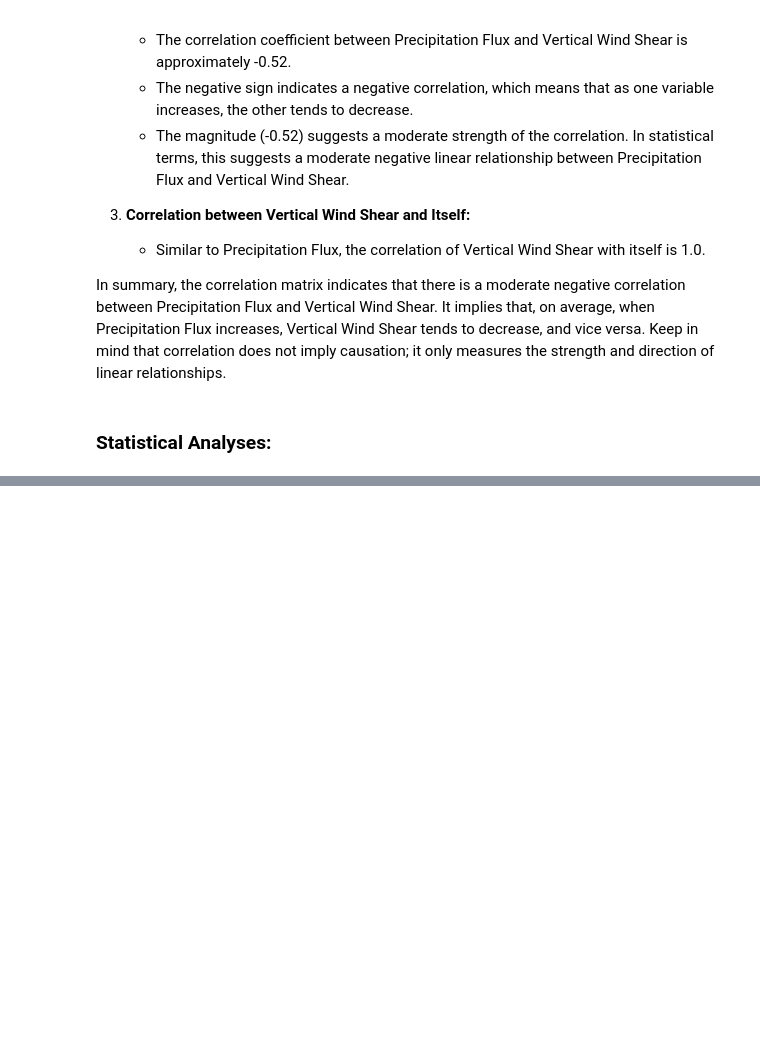
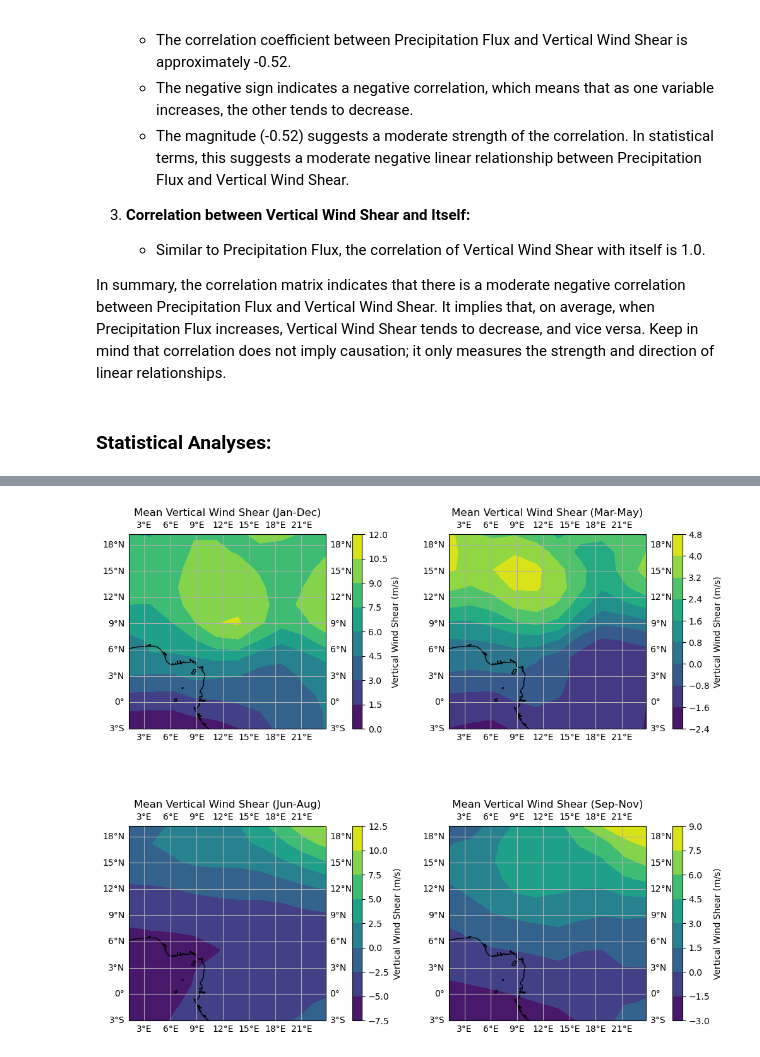
Before and after one commit to CalebTek/west-africa-rainfall-shear-analysis, a Jupyter notebook: CMIP5_Analysis.ipynb, the cells around one changed output, grey strips where cells are left out. Drawn from its saved outputs; the diff is of its cells as text; code cells hidden in the pictures; blank space fills up the shorter version.

```diff
--- a/CMIP5_Analysis.ipynb
+++ b/CMIP5_Analysis.ipynb
@@ -422,0 +479,55 @@ plt.show()
+# %%
+import os
+import matplotlib.pyplot as plt
+import cartopy.crs as ccrs
+import matplotlib.dates as mdates
+import xarray as xr
+
+# Assuming you have an xarray DataArray 'vertical_wind_shear' with 'time', 'lat', 'lon'
+# vertical_wind_shear = ...
+
+# Create a directory to save figures
+save_dir = 'figures'
+if not os.path.exists(save_dir):
+    os.makedirs(save_dir)
+
+# Define three-month periods
+months_periods = [
+    [12, 1, 2],  # DJF
+    [3, 4, 5],   # MAM
+    [6, 7, 8],   # JJA
+    [9, 10, 11]  # SON
+]
+
+# Create a Cartopy GeoAxes grid
+fig, axes = plt.subplots(nrows=2, ncols=2, subplot_kw={'projection': ccrs.PlateCarree()}, figsize=(12, 10))
+fig.subplots_adjust(hspace=0.5)
+
+# Flatten the 2D array of subplots for easy iteration
+axes_flat = axes.flatten()
+
+# Select and save three-month periods
+for i, months in enumerate(months_periods):
+    # Select the three-month period
+    selected_period = vertical_wind_shear.sel(time=vertical_wind_shear['time.month'].isin(months))
+
+    # Plotting the data using contourf
+    cf = axes_flat[i].contourf(selected_period['lon'], selected_period['lat'], selected_period.mean(dim='time'),
+                               transform=ccrs.PlateCarree(), cmap='viridis')
+
+    # Add colorbar
+    cbar = plt.colorbar(cf, ax=axes_flat[i], orientation='vertical', pad=0.1)
+    cbar.set_label('Vertical Wind Shear (m/s)')
+
+    # Add coastlines, gridlines, etc.
+    axes_flat[i].coastlines()
+    axes_flat[i].gridlines(draw_labels=True)
+
+    # Set the title
+    axes_flat[i].set_title(f'Mean Vertical Wind Shear ({selected_period.time.values[0].strftime("%b")}-{selected_period.time.values[-1].strftime("%b")})')
+
+# Save the figure
+fig.savefig(os.path.join(save_dir, 'vertical_wind_shear_plot_3_month_period.png'), bbox_inches='tight')
+plt.show()
+# %% [output]
+[figure, added]
```
Also changed, not shown: parts of 31 cells of this notebook, 23 other files.
